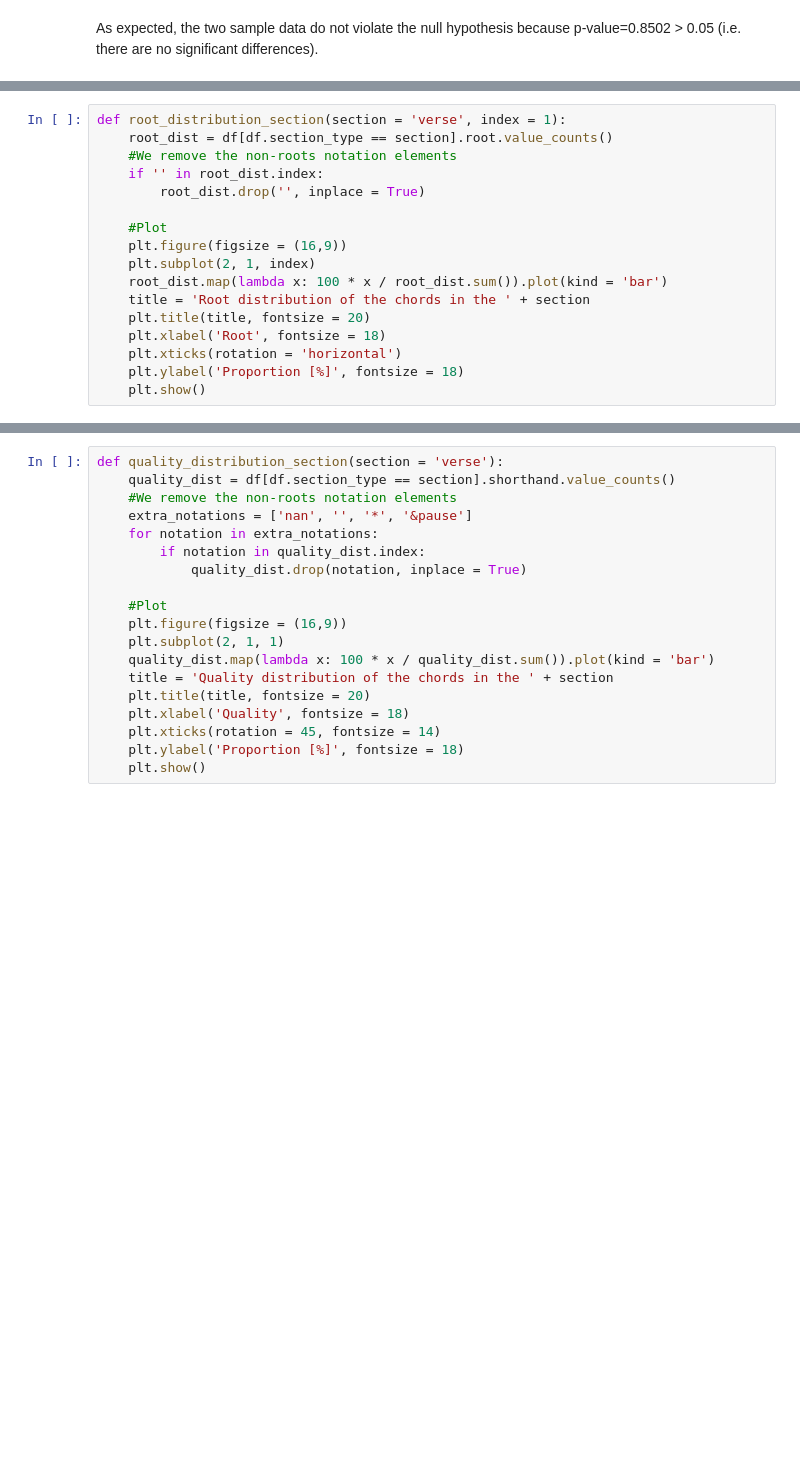
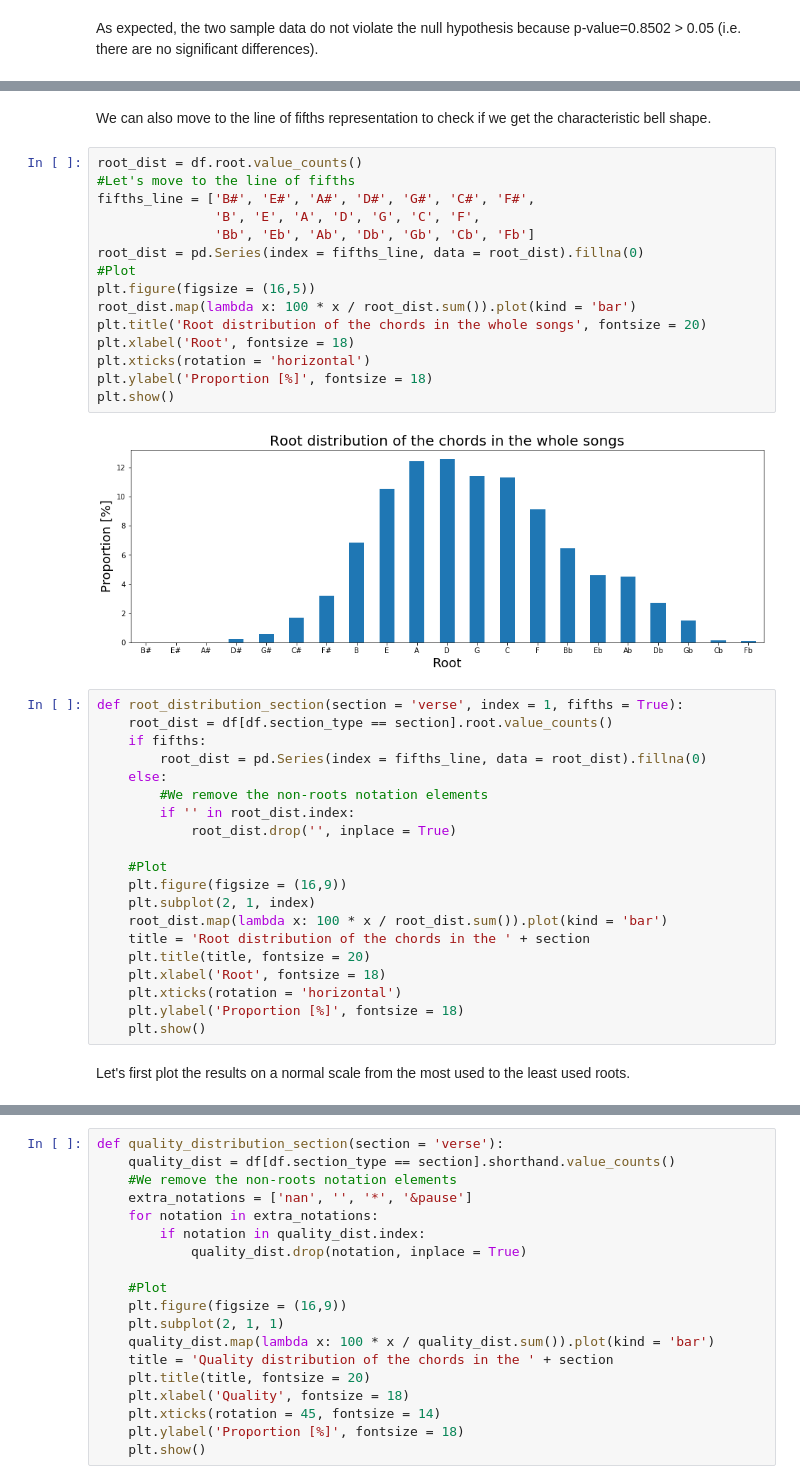
Before and after one commit to GiacomoAlliata/DigitalMusicologyProject, a Jupyter notebook: data_preprocessing.ipynb, the cells around one changed output, grey strips where cells are left out. Cells and saved outputs as stored; diff of their text form; blank space fills up the shorter version.

```diff
--- a/data_preprocessing.ipynb
+++ b/data_preprocessing.ipynb
@@ -680,9 +688,31 @@ plt.show()
+# %% [markdown]
+We can also move to the line of fifths representation to check if we get the characteristic bell shape.
+# %%
+root_dist = df.root.value_counts()
+#Let's move to the line of fifths
+fifths_line = ['B#', 'E#', 'A#', 'D#', 'G#', 'C#', 'F#',
+               'B', 'E', 'A', 'D', 'G', 'C', 'F',
+               'Bb', 'Eb', 'Ab', 'Db', 'Gb', 'Cb', 'Fb']
+root_dist = pd.Series(index = fifths_line, data = root_dist).fillna(0)
+#Plot
+plt.figure(figsize = (16,5))
+root_dist.map(lambda x: 100 * x / root_dist.sum()).plot(kind = 'bar')
+plt.title('Root distribution of the chords in the whole songs', fontsize = 20)
+plt.xlabel('Root', fontsize = 18)
+plt.xticks(rotation = 'horizontal')
+plt.ylabel('Proportion [%]', fontsize = 18)
+plt.show()
+# %% [output]
+[figure, added]
 # %%
-def root_distribution_section(section = 'verse', index = 1):
+def root_distribution_section(section = 'verse', index = 1, fifths = True):
     root_dist = df[df.section_type == section].root.value_counts()
-    #We remove the non-roots notation elements
-    if '' in root_dist.index:
-        root_dist.drop('', inplace = True)
+    if fifths:
+        root_dist = pd.Series(index = fifths_line, data = root_dist).fillna(0)
+    else:
+        #We remove the non-roots notation elements
+        if '' in root_dist.index:
+            root_dist.drop('', inplace = True)
 
     #Plot
     plt.figure(figsize = (16,9))
@@ -694,3 +724,5 @@ def root_distribution_section(section = 'verse', index = 1):
     plt.xticks(rotation = 'horizontal')
     plt.ylabel('Proportion [%]', fontsize = 18)
     plt.show()
+# %% [markdown]
+Let's first plot the results on a normal scale from the most used to the least used roots.
```
Also changed, not shown: parts of 23 cells of this notebook.
